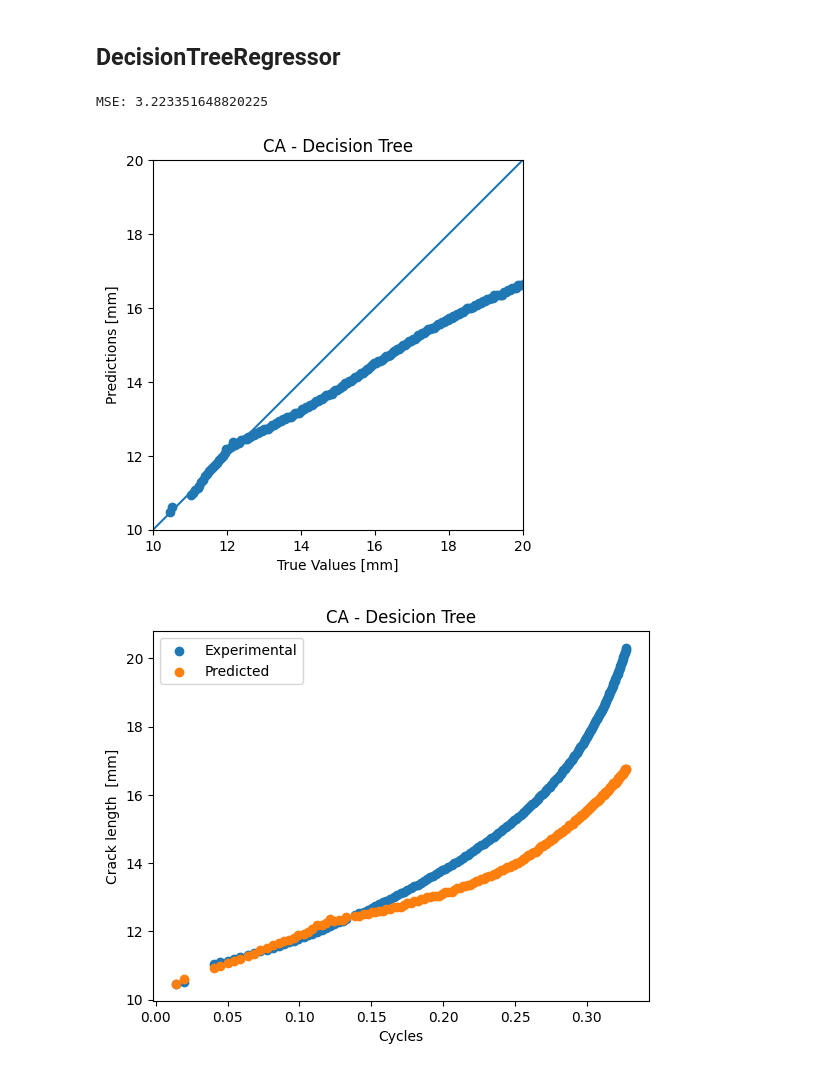
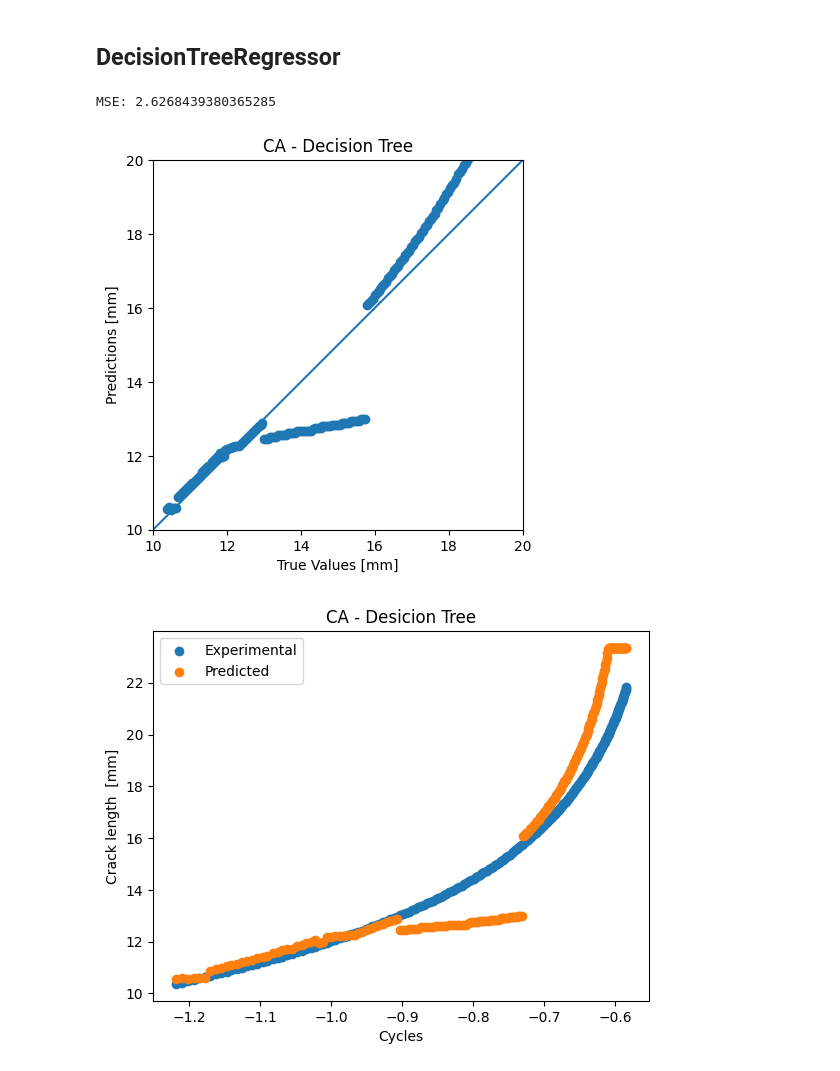
Before and after one commit to TNTU-124-System-analysis-research/qste340tm-modeling-of-fatigue-failure-after-single-overload, a Jupyter notebook: test.ipynb, the cells around one changed output. Drawn from its saved outputs; the diff is of its cells as text; code cells hidden in the pictures.

Commit message:
Tune scaler

```diff
--- a/test.ipynb
+++ b/test.ipynb
@@ -137,8 +141,8 @@ Train data duplicate rows:
 False
 # %%
 # Create two separate test sets
-test_data1 = data[(data['R'] == 0.5) & (data['OLR'] == 0.0)]
-test_data2 = data[(data['R'] == 0.5) & (data['OLR'] == 1.5)]
+test_data1 = data[(data['R'] == 0.3) & (data['OLR'] == 0.0)]
+test_data2 = data[(data['R'] == 0.3) & (data['OLR'] == 1.5)]
 
 # Create a training set that exclude the first test set
 train_data1 = pd.concat([data, test_data1]).drop_duplicates(keep=False)
@@ -161,7 +165,7 @@ X_test2 = test_data2.drop('crack length', axis=1)
 y_test2 = test_data2['crack length']
 
 # Scale the data
-scaler = MinMaxScaler(feature_range=(0, 1))
+scaler = StandardScaler()
 
 X_train_scaled1 = scaler.fit_transform(X_train1)
 X_train_scaled2 = scaler.fit_transform(X_train2)
@@ -364,37 +368,37 @@ plt.show()
 # Predict crack length vs. the number of cycles for CA using Decision Tree
 
 # Train the model
-decision_tree1 = DecisionTreeRegressor(max_depth=12)
+decision_tree1 = DecisionTreeRegressor(random_state=42)
 
 decision_tree1.fit(X_train_scaled1, y_train1)
 
 # Predict and evaluate performance on test data
 y_pred = decision_tree1.predict(X_test1_scaled)
 mse1 = mean_squared_error(y_test1, y_pred)
 print(f'MSE: {mse1}')
 
 a = plt.axes(aspect='equal')
 plt.scatter(y_test1, y_pred)
 plt.xlabel('True Values [mm]')
 plt.ylabel('Predictions [mm]')
 lims = [10, 20]
 plt.xlim(lims)
 plt.ylim(lims)
 _ = plt.plot(lims, lims)
 plt.title('CA - Decision Tree')
 plt.show()
 
 plt.scatter(X_test1_scaled[:,0], y_test1, label='Experimental')
 plt.scatter(X_test1_scaled[:,0], y_pred, label='Predicted')
 plt.ylabel('Crack length  [mm]')
 plt.xlabel("Cycles")
 plt.title('CA - Desicion Tree')
 plt.legend()
 plt.show()
 # %% [output]
-MSE: 3.223351648820225
+MSE: 2.6268439380365285
-[figure, old version]
+[figure, new version]
-[figure, old version]
+[figure, new version]
 # %%
 # Predict crack length vs. the number of cycles for ORL using Decision Tree
 
```
Also changed, not shown: parts of 11 cells of this notebook.
